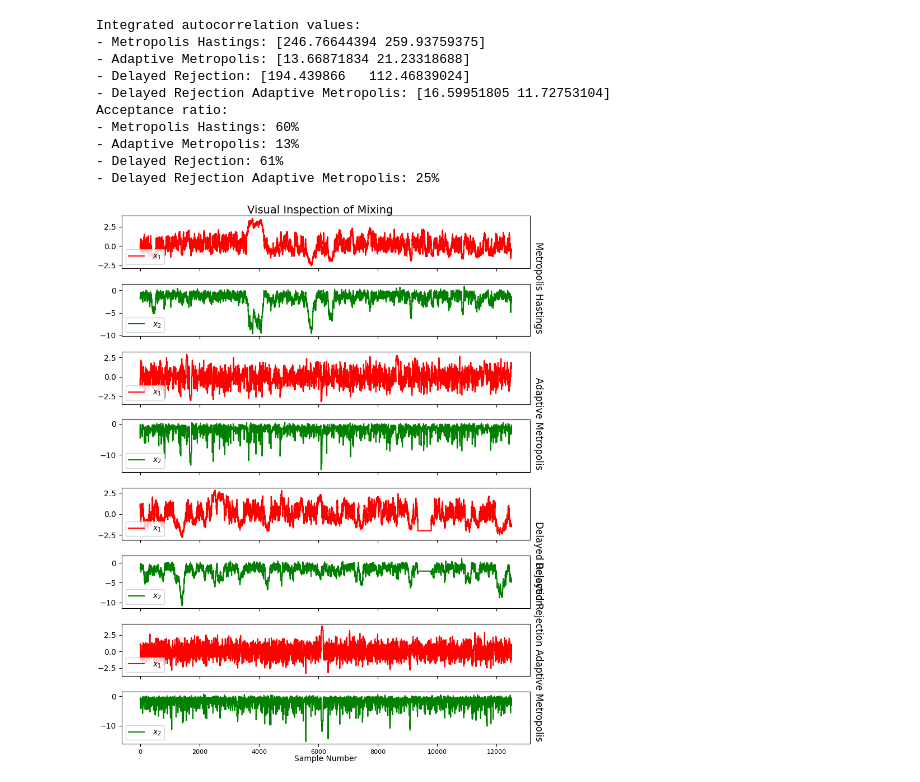
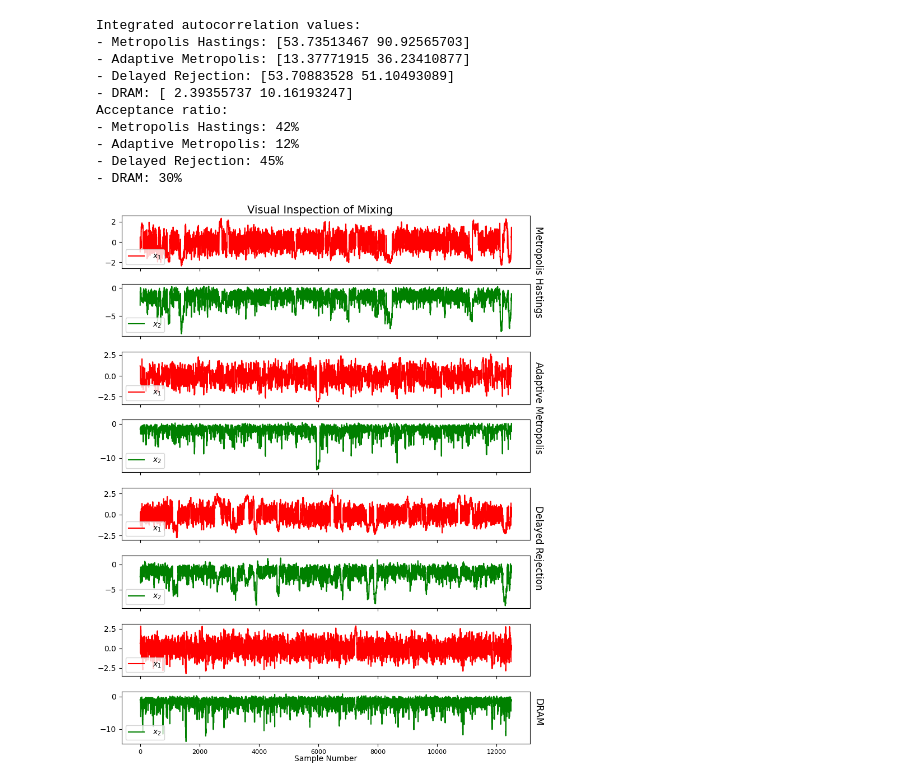
Before and after one commit to akshatd/ae567-inference, a Jupyter notebook: project_2b/ex1.ipynb, the cells around one changed output. Saved outputs shown, nothing was run; the diff lists cells and outputs as text; code cells hidden in the pictures.

Commit message:
use laplace, prof's lognormal for all algos, add graphs to report

```diff
--- a/project_2b/ex1.ipynb
+++ b/project_2b/ex1.ipynb
@@ -416,8 +411,8 @@ def dr(starting_sample: np.ndarray,
 
 
 GAMMA = 0.5
-def p2_sampler(x): return proposal_rw_sampler(x, std=PROP_STD/GAMMA)
-def p2_eval(x, y): return proposal_rw_logpdf(x, y, std=PROP_STD/GAMMA)
+def p2_sampler(x): return prop_rw_cov_sampler(x, cov_laplace*GAMMA)
+def p2_eval(x, y): return lognormpdf(y.reshape(DIM, 1), x, cov_laplace*GAMMA)
 
 
 s_dr, ar_dr = dr(initial_sample, NUM_SAMPLES, target_logpdf, p_eval, p_sampler, p2_eval, p2_sampler)
@@ -472,9 +467,9 @@ class DelayedRejectionAdaptiveMetropolis:
         num_accept = 1
         for ii in range(1, num_samples):
 
-            # propose using cholesky decomposition https://juanitorduz.github.io/multivariate_normal/
-            proposed1_sample = self.samples[ii-1, :] + \
-                np.dot(self.cov_chol, np.random.randn(self.dim))
+            # proposed1_sample = self.samples[ii-1, :] + \
+            #     np.dot(self.cov_chol, np.random.randn(self.dim))
+            proposed1_sample = prop_rw_cov_sampler(self.samples[ii-1, :], self.cov)
             proposed1_target_logpdf = self.target_logpdf(proposed1_sample)
 
             # compute accept-reject probability, using the fact that we have a symmetric proposal
@@ -488,19 +483,20 @@ class DelayedRejectionAdaptiveMetropolis:
                 self.target_logpdf_vals[ii] = proposed1_target_logpdf
                 num_accept += 1
             else:  # rejected, try a second proposal with a scaled proposal
-                cov2 = self.cov * self.gamma
-                # inversion is different than cholesky
-                # https://stats.stackexchange.com/questions/503058/relationship-between-cholesky-decomposition-and-matrix-inversion
-                cov_chol2 = np.linalg.cholesky(cov2)
-                cov_inv = np.linalg.inv(self.cov)
-                proposed2_sample = self.samples[ii-1, :] + \
-                    np.dot(cov_chol2, np.random.randn(self.dim))
+                # cov2 = self.cov * self.gamma
+                # cov_chol2 = np.linalg.cholesky(cov2)
+                # cov_inv = np.linalg.inv(self.cov)
+                # proposed2_sample = self.samples[ii-1, :] + \
+                #     np.dot(cov_chol2, np.random.randn(self.dim))
+                proposed2_sample = prop_rw_cov_sampler(self.samples[ii-1, :], self.cov * self.gamma)
                 proposed2_target_logpdf = self.target_logpdf(proposed2_sample)
 
-                def propose1_logpdf(x, y):
-                    """ Probability of moving from x to y (in this case it is symmetric)."""
-                    delta = x - y
-                    return -0.5 * (delta.T @ cov_inv @ delta)
+                # def propose1_logpdf(x, y):
+
+                #     """ Probability of moving from x to y (in this case it is symmetric)."""
+                #     delta = x - y
+                #     return -0.5 * (delta.T @ cov_inv @ delta)
+                def propose1_logpdf(x, y): return lognormpdf(y.reshape(DIM, 1), x, self.cov)
 
                 # compute accept-reject probability, using the fact that we have a symmetric proposal
                 a2 = self.a2(self.target_logpdf_vals[ii-1], proposed1_target_logpdf,
@@ -524,13 +520,11 @@ class DelayedRejectionAdaptiveMetropolis:
                 self.cov = self.sd * (sample_cov + self.eps * np.eye(self.dim))
                 self.cov_chol = np.linalg.cholesky(self.cov)
 
-            if ii % 1000 == 0:
-                print(f"Finished sample {ii}, acceptance ratio = {num_accept / self.num_samples}")
+            # if ii % 1000 == 0:
+            #     print(f"Finished sample {ii}, acceptance ratio = {num_accept / self.num_samples}")
 
         return self.samples, num_accept / float(self.num_samples - 1)
 
 
-# map_point, cov_laplace = laplace_approx(initial_sample, target_logpdf)
-# print(f"MAP point: {map_point}")
 dram = DelayedRejectionAdaptiveMetropolis(target_logpdf, cov_laplace, max_samples=NUM_SAMPLES)
 s_dram, ar_dram = dram.sample(map_point, NUM_SAMPLES)
@@ -623,7 +599,7 @@ def autocorr_test(samples: np.ndarray, maxlag: int = 100, step: int = 1):
 
 
 titles = ["Metropolis Hastings", "Adaptive Metropolis",
-          "Delayed Rejection", "Delayed Rejection Adaptive Metropolis"]
+          "Delayed Rejection", "DRAM"]
 
 # samples with burn in (samples, frac_burn, frac_use)
 sampless = [sub_sample_data(s_mh, frac_burn=0.5, frac_use=0.5),
@@ -717,7 +693,7 @@ def plot_inspection(plt_id, sampless, titles):
     fig.suptitle('Visual Inspection of Mixing', fontsize=14, y=1)
     for i, (samples, title) in enumerate(zip(sampless, titles)):
         ax1 = axs[i*2]
-        ax1.set_title(title, rotation=-90, x=1.02, y=-1.3, fontsize=12)
+        ax1.set_title(title, rotation=-90, x=1.02, y=-1, fontsize=12)
         ax1.plot(samples[:, 0], '-r', label=r" $x_1$")
         ax1.legend(loc='lower left')
         ax2 = axs[i*2+1]
@@ -760,11 +736,11 @@ plt_id = plot_inspection(plt_id, sampless, titles)
 Integrated autocorrelation values:
-- Metropolis Hastings: [246.76644394 259.93759375]
-- Adaptive Metropolis: [13.66871834 21.23318688]
-- Delayed Rejection: [194.439866   112.46839024]
-- Delayed Rejection Adaptive Metropolis: [16.59951805 11.72753104]
+- Metropolis Hastings: [53.73513467 90.92565703]
+- Adaptive Metropolis: [13.37771915 36.23410877]
+- Delayed Rejection: [53.70883528 51.10493089]
+- DRAM: [ 2.39355737 10.16193247]
 Acceptance ratio:
-- Metropolis Hastings: 60%
-- Adaptive Metropolis: 13%
-- Delayed Rejection: 61%
-- Delayed Rejection Adaptive Metropolis: 25%
+- Metropolis Hastings: 42%
+- Adaptive Metropolis: 12%
+- Delayed Rejection: 45%
+- DRAM: 30%
-[figure, old version]
+[figure, new version]
```
Also changed, not shown: parts of 6 cells of this notebook, 11 other files.
